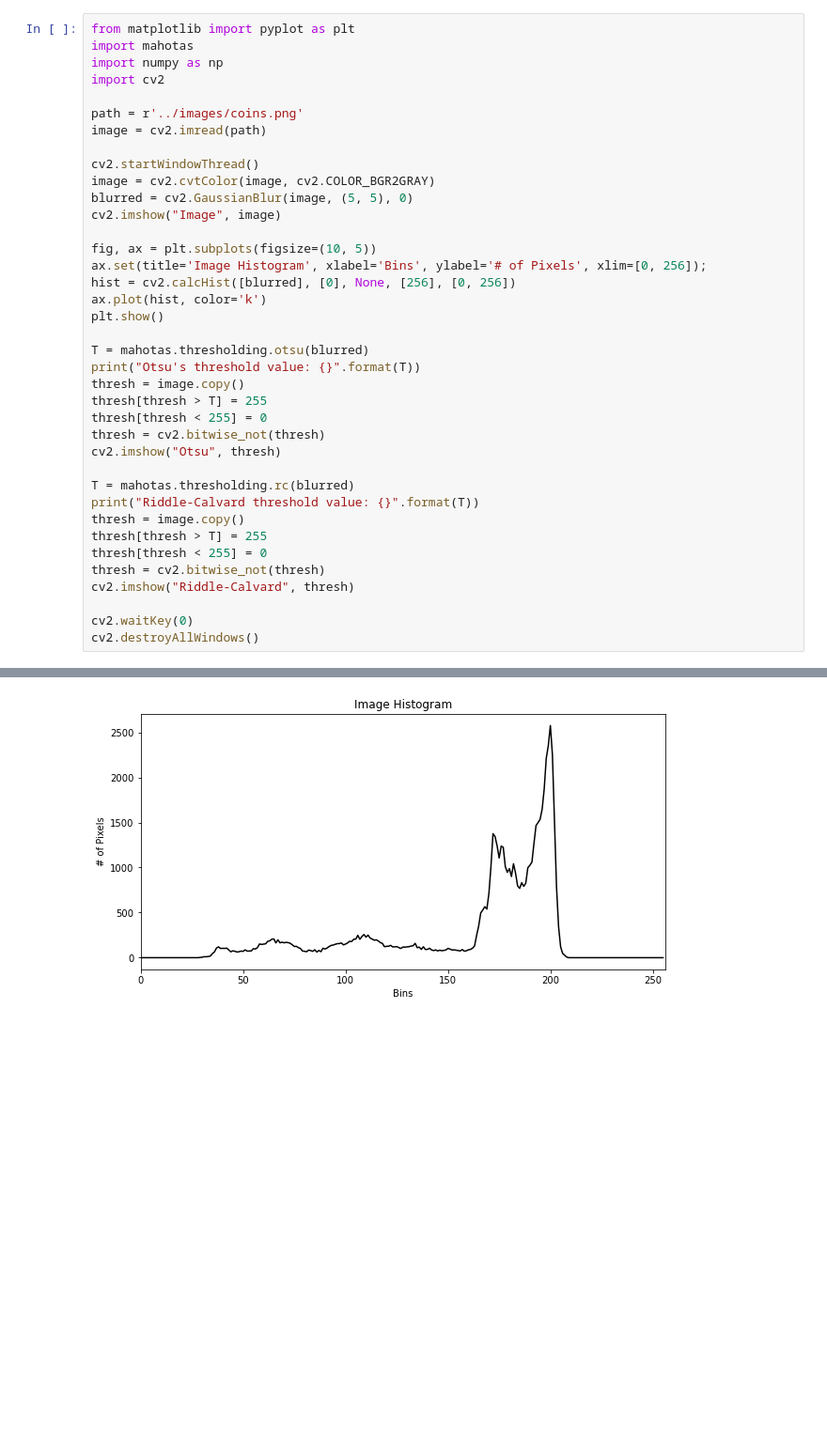
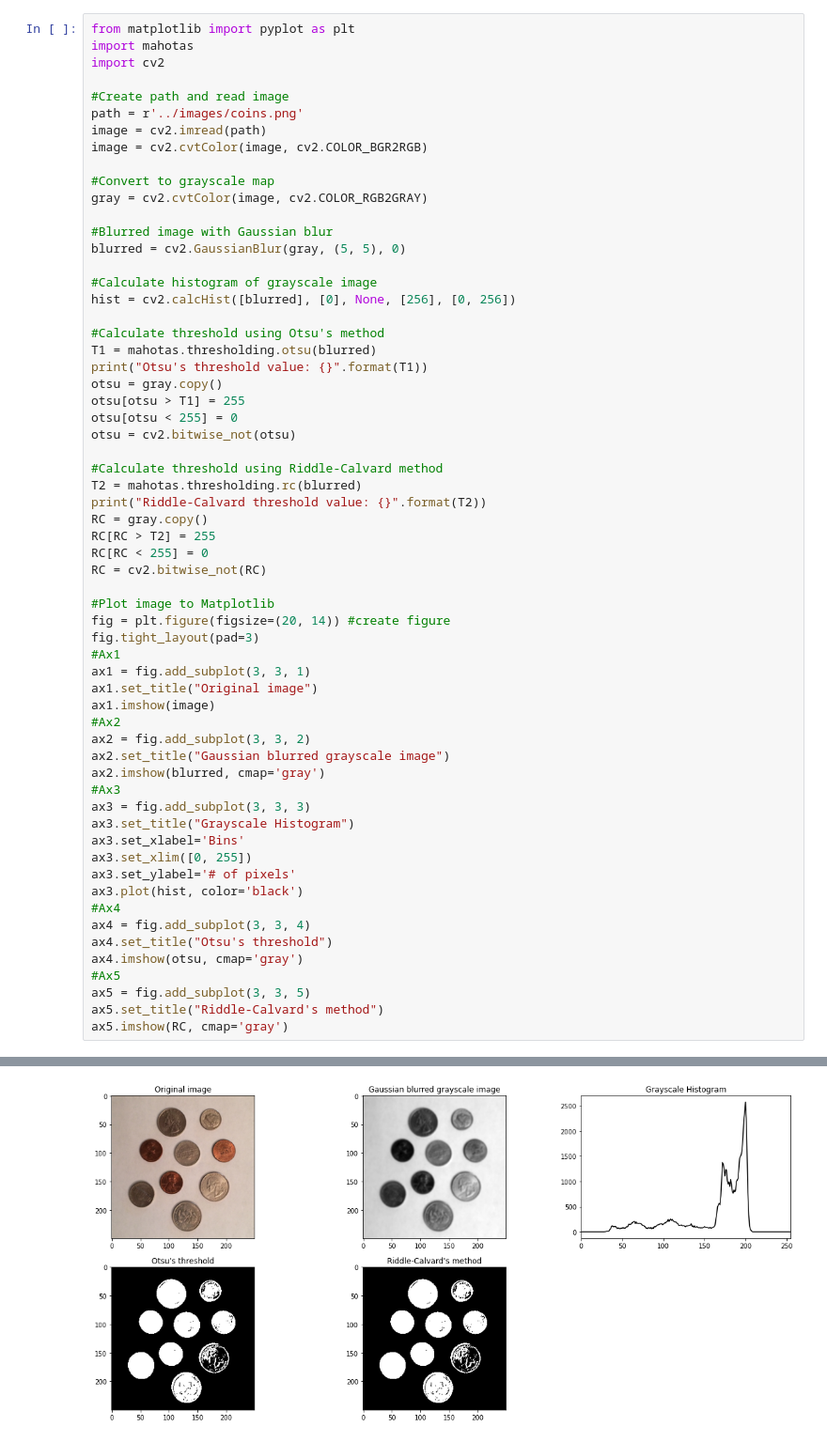
Before and after one commit to xipponk/comvisioncpf, a Jupyter notebook: JupyterNotebooks/OtsuRiddle_Thresholding.ipynb, the cells around one changed output, grey strips where cells are left out. Shown at 94% size. Cells and saved outputs as stored; diff of their text form; blank space fills up the shorter version.

Commit message:
adjust old code to used matplotlib

```diff
--- a/JupyterNotebooks/OtsuRiddle_Thresholding.ipynb
+++ b/JupyterNotebooks/OtsuRiddle_Thresholding.ipynb
@@ -1,39 +1,62 @@
 # %%
 from matplotlib import pyplot as plt
 import mahotas
-import numpy as np
 import cv2
 
+#Create path and read image
 path = r'../images/coins.png'
 image = cv2.imread(path)
+image = cv2.cvtColor(image, cv2.COLOR_BGR2RGB)
 
-cv2.startWindowThread()
-image = cv2.cvtColor(image, cv2.COLOR_BGR2GRAY)
-blurred = cv2.GaussianBlur(image, (5, 5), 0)
-cv2.imshow("Image", image)
+#Convert to grayscale map
+gray = cv2.cvtColor(image, cv2.COLOR_RGB2GRAY)
 
-fig, ax = plt.subplots(figsize=(10, 5))
-ax.set(title='Image Histogram', xlabel='Bins', ylabel='# of Pixels', xlim=[0, 256]);
+#Blurred image with Gaussian blur
+blurred = cv2.GaussianBlur(gray, (5, 5), 0)
+
+#Calculate histogram of grayscale image
 hist = cv2.calcHist([blurred], [0], None, [256], [0, 256])
-ax.plot(hist, color='k')
-plt.show()
 
-T = mahotas.thresholding.otsu(blurred)
-print("Otsu's threshold value: {}".format(T))
-thresh = image.copy()
-thresh[thresh > T] = 255
-thresh[thresh < 255] = 0
-thresh = cv2.bitwise_not(thresh)
-cv2.imshow("Otsu", thresh)
+#Calculate threshold using Otsu's method
+T1 = mahotas.thresholding.otsu(blurred)
+print("Otsu's threshold value: {}".format(T1))
+otsu = gray.copy()
+otsu[otsu > T1] = 255
+otsu[otsu < 255] = 0
+otsu = cv2.bitwise_not(otsu)
 
-T = mahotas.thresholding.rc(blurred)
-print("Riddle-Calvard threshold value: {}".format(T))
-thresh = image.copy()
-thresh[thresh > T] = 255
-thresh[thresh < 255] = 0
-thresh = cv2.bitwise_not(thresh)
-cv2.imshow("Riddle-Calvard", thresh)
+#Calculate threshold using Riddle-Calvard method
+T2 = mahotas.thresholding.rc(blurred)
+print("Riddle-Calvard threshold value: {}".format(T2))
+RC = gray.copy()
+RC[RC > T2] = 255
+RC[RC < 255] = 0
+RC = cv2.bitwise_not(RC)
 
-cv2.waitKey(0)
-cv2.destroyAllWindows()
+#Plot image to Matplotlib
+fig = plt.figure(figsize=(20, 14)) #create figure
+fig.tight_layout(pad=3)
+#Ax1
+ax1 = fig.add_subplot(3, 3, 1)
+ax1.set_title("Original image")
+ax1.imshow(image)
+#Ax2
+ax2 = fig.add_subplot(3, 3, 2)
+ax2.set_title("Gaussian blurred grayscale image")
+ax2.imshow(blurred, cmap='gray')
+#Ax3
+ax3 = fig.add_subplot(3, 3, 3)
+ax3.set_title("Grayscale Histogram")
+ax3.set_xlabel='Bins'
+ax3.set_xlim([0, 255])
+ax3.set_ylabel='# of pixels'
+ax3.plot(hist, color='black')
+#Ax4
+ax4 = fig.add_subplot(3, 3, 4)
+ax4.set_title("Otsu's threshold")
+ax4.imshow(otsu, cmap='gray')
+#Ax5
+ax5 = fig.add_subplot(3, 3, 5)
+ax5.set_title("Riddle-Calvard's method")
+ax5.imshow(RC, cmap='gray')
 # %% [output]
@@ -40 +66 @@ cv2.destroyAllWindows()
-[figure, old version]
+[figure, new version]
```
Also changed, not shown: parts of 2 cells of this notebook, 2 other files.
